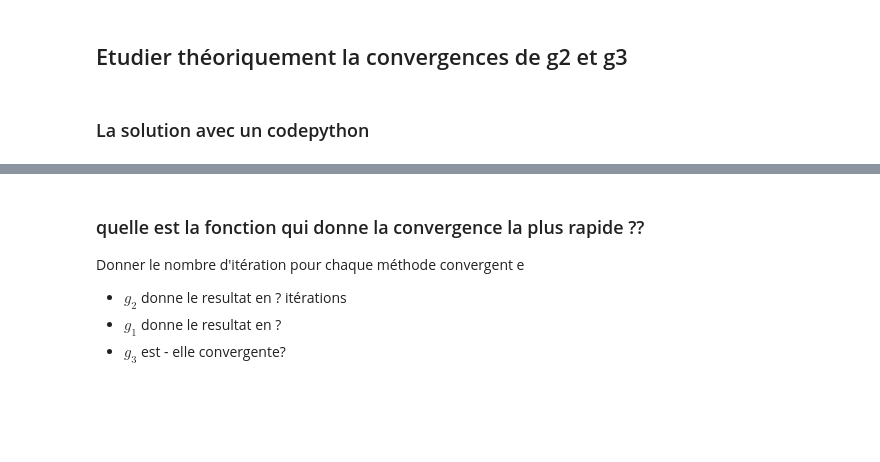
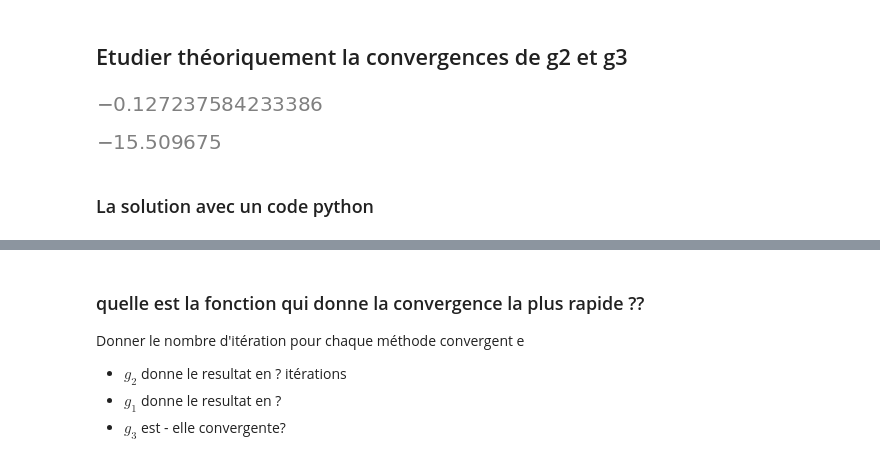
Before and after one commit to lindabouallegue/Analyse_Numerique, a Jupyter notebook: TP1/TP1_E.ipynb, the cells around one changed output, grey strips where cells are left out. Drawn from its saved outputs; the diff is of its cells as text; code cells hidden in the pictures; blank space fills up the shorter version.

```diff
--- a/TP1/TP1_E.ipynb
+++ b/TP1/TP1_E.ipynb
@@ -504,8 +506,26 @@ $$x=x-x^3-4x^2+10$$
 Donc $ f(x)=g(x)$
 # %% [markdown]
 ## Etudier théoriquement la convergences de g2 et g3
+# %%
+import numpy as np
+x,y,z=symbols('x y z')
+init_printing(use_unicode=True)
+g2=lambda x:sqrt(10/(4+x))
+dg2=lambdify(x,diff(g2(x),x))
+dg2(1.365)
+# %% [output]
+[figure, added]
+# %%
+import numpy as np
+x,y,z=symbols('x y z')
+init_printing(use_unicode=True)
+g3=lambda x:x-x**3-4*x**2+10
+dg3=lambdify(x,diff(g3(x),x))
+dg3(1.365)
+# %% [output]
+[figure, added]
 # %% [markdown]
-### La solution avec un codepython
+### La solution avec un code python
 # %%
 f=lambda x:  x**3+4*x**2-10 # la fonction f
 g1=lambda x: 1/2*sqrt(10-x**3)
```
Also changed, not shown: parts of 15 cells of this notebook.
